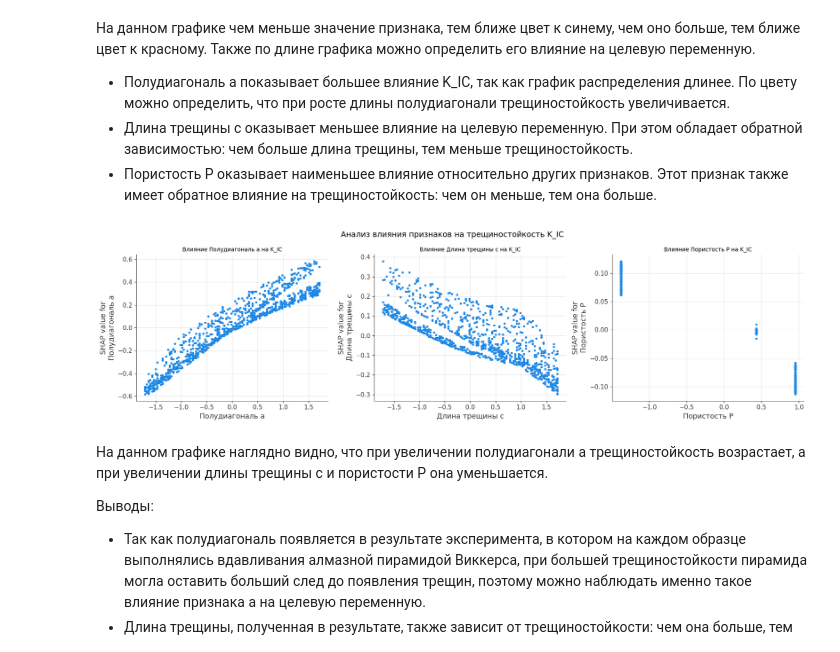
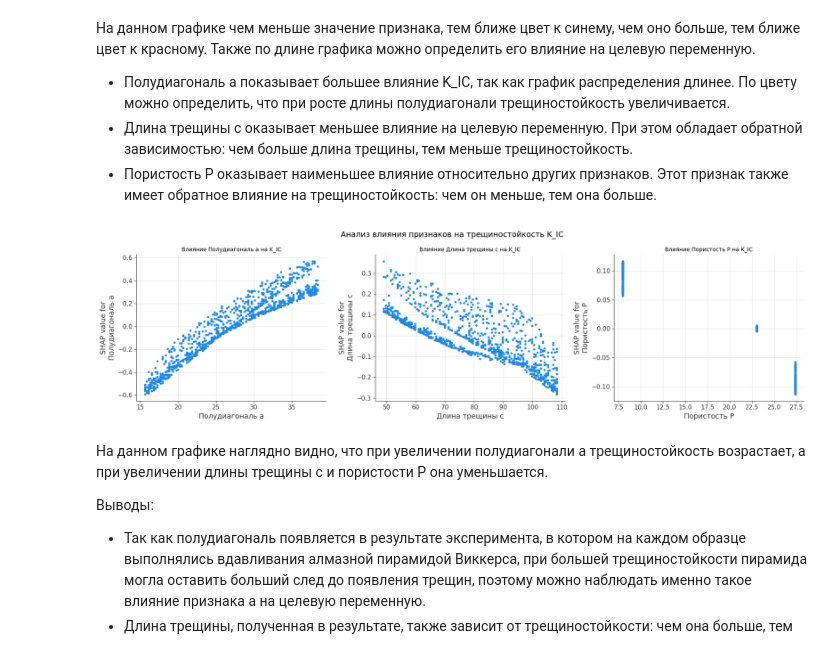
Before and after one commit to wiuver/Practice, a Jupyter notebook: Practice.ipynb, the cells around one changed output. Saved outputs shown, nothing was run; the diff lists cells and outputs as text; code cells hidden in the pictures.

```diff
--- a/Practice.ipynb
+++ b/Practice.ipynb
@@ -95,8 +107,11 @@ def build_model(layers, neurons, activation):
 
     return model
 # %%
+np.random.seed(SEED)
+tf.random.set_seed(SEED)
+
 # K-Fold кросс-валидация
-kf = KFold(n_splits=5, shuffle=True, random_state=42)
+kf = KFold(n_splits=5, shuffle=True, random_state=SEED)
 
 results = []
 
@@ -121,7 +136,7 @@ for strategy in strategies: # Провекра всех гиперпарамет
             strategy['activation']
         )
 
-        model.fit(X_tr, y_tr, epochs=30, batch_size=32, verbose=0)
+        model.fit(X_tr, y_tr, epochs=40, batch_size=64, verbose=0)
 
         y_pred = model.predict(X_val, verbose=0)
         mse = mean_squared_error(y_val, y_pred)
@@ -204,6 +227,9 @@ scaler = StandardScaler()
 X_train = scaler.fit_transform(X_train)
 X_test = scaler.transform(X_test)
 # %%
+np.random.seed(SEED)
+tf.random.set_seed(SEED)
+
 value = df_full['P'].unique() # Значения пористости
 n_models = 10
 models = []
@@ -225,11 +251,11 @@ for i in value:
 for i in range(n_models):
     print(f"Модель {i+1}")
 
-    X_boot, y_boot = resample(X_train, y_train, replace=True) # Создание бутстрап-выборки
+    X_boot, y_boot = resample(X_train, y_train, replace=True, random_state=SEED+i) # Создание бутстрап-выборки
 
     model = build_model(int(results_df.iloc[0, 1]), int(results_df.iloc[0, 2]), results_df.iloc[0, 3]) # Создание модели с лучшими гиперпараметрами
 
-    model.fit(X_boot, y_boot, epochs=30, batch_size=32, verbose=0)
+    model.fit(X_boot, y_boot, epochs=40, batch_size=64, verbose=0)
 
     mse_con = []
     mae_con = []
@@ -450,16 +598,31 @@ plt.show()
 # %%
-# Подготовка данных для DeepExplainer
-X_train_sample = shap.sample(X_train, 5000)
-X_test_sample = shap.sample(X_test, 1000)
-shap_mean = []
+# Фактические значения
+X_train1 = train_df[['a', 'c', 'P']].values
+X_test1 = test_df[['a', 'c', 'P']].values
 
-# Расчет shap_values для ансамбля нейронных сетей
+# Выбор 5000 случайных образцов из обучающей выборки
+n_background = 5000
+X_train_sample = shap.sample(X_train, n_background)
+
+# Выбор 1000 образцов из тестовой выборки для анализа
+n_test_sample = 1000
+X_test_sample = shap.sample(X_test, n_test_sample)
+
+X_test1 = shap.sample(X_test1, n_test_sample)
+
+shap_mean = [] # список для хранения SHAP-значений всех моделей
+
 for model in best_models:
+    # Создание explainer
     explainer = shap.KernelExplainer(model, X_train_sample)
+
+    # Расчет SHAP-значений
     shap_values = explainer.shap_values(X_test_sample)
-    shap_values = np.array(shap_values).squeeze()
+    shap_values = np.array(shap_values).squeeze() # приводим к правильной форме
+
     shap_mean.append(shap_values)
 
+# Усреднение SHAP-значений по ансамблю
 shap_values = np.mean(shap_mean, axis=0)
 # %%
 feature_names = ['Полудиагональ a', 'Длина трещины c', 'Пористость P']
@@ -512,26 +676,26 @@ plt.show()
 # %%
 n_features = len(feature_names)
 fig, axes = plt.subplots(1, n_features, figsize=(6*n_features, 5))
 
 if n_features == 1:
     axes = [axes]
 
 for idx, feature in enumerate(feature_names):
     shap.dependence_plot(
-        idx, shap_values, X_test_sample,
+        idx, shap_values, X_test1,
         feature_names=feature_names,
         ax=axes[idx], show=False,
         interaction_index=None
         )
     axes[idx].set_title(f'Влияние {feature} на K_IC', fontsize=10)
     axes[idx].grid(True, alpha=0.3)
 
 plt.suptitle('Анализ влияния признаков на трещиностойкость K_IC', fontsize=14)
 plt.tight_layout()
 
 plt.show()
 # %% [output]
-[figure, old version]
+[figure, new version]
 # %% [markdown]
 На данном графике наглядно видно, что при увеличении полудиагонали a трещиностойкость возрастает, а при увеличении длины трещины c и пористости P она уменьшается.
 
```
Also changed, not shown: parts of 17 cells of this notebook.
